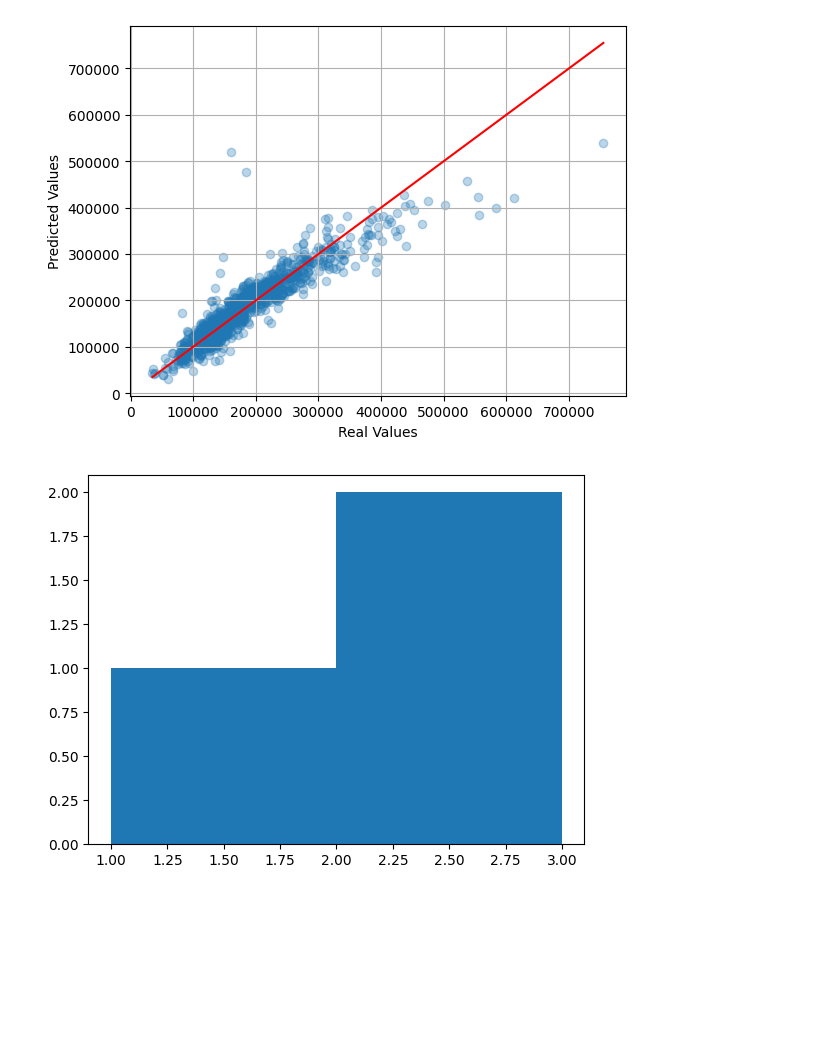
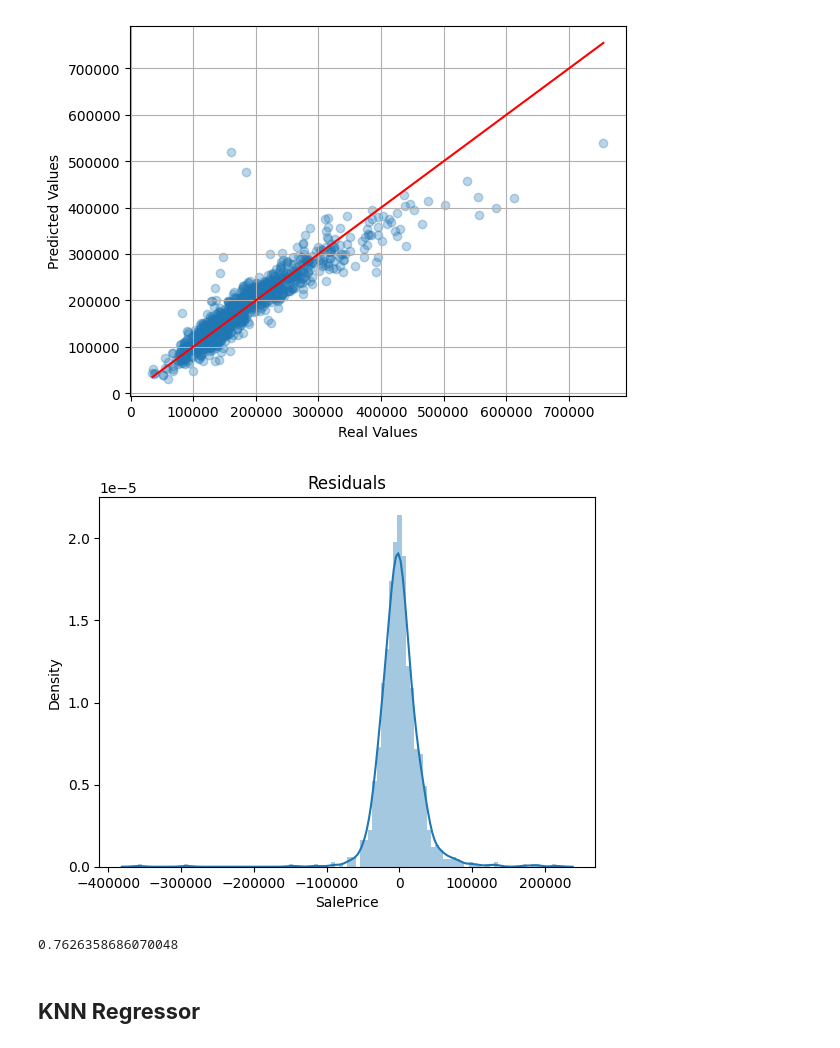
Before and after one commit to Venchislaw/PracticalAI, a Jupyter notebook: Machine Learning/RealProjects/RealEstateWebSite/data_science/ML Side/models_try.ipynb, the cells around one changed output. Saved outputs shown, nothing was run; the diff lists cells and outputs as text; code cells hidden in the pictures; blank space fills up the shorter version.

```diff
--- a/Machine Learning/RealProjects/RealEstateWebSite/data_science/ML Side/models_try.ipynb
+++ b/Machine Learning/RealProjects/RealEstateWebSite/data_science/ML Side/models_try.ipynb
@@ -34,7 +36,7 @@ X_train.shape
 # %%
-model = LinearRegression()
+lin_reg = LinearRegression()
 
-model.fit(X_train, y_train)
+lin_reg.fit(X_train, y_train)
 # %% [output]
 LinearRegression()
 # %%
@@ -85,7 +87,14 @@ plt.show();
 # %% [output]
 [figure]
 # %%
-residuals = y_train - model.predict(X_train)
-plt.hist([0, 1, 2, 3], [1, 2, 3]);
+residuals = y_train - lin_reg.predict(X_train)
+plt.title("Residuals")
+sns.distplot(residuals, bins = 100);
 # %% [output]
-[figure, old version]
+[figure, new version]
+# %%
+cross_val_score(lin_reg, X_train, y_train, cv=3).mean()
+# %% [output]
+0.7626358686070048
+# %% [markdown]
+## **KNN Regressor**
```
Also changed, not shown: parts of 7 cells of this notebook.
